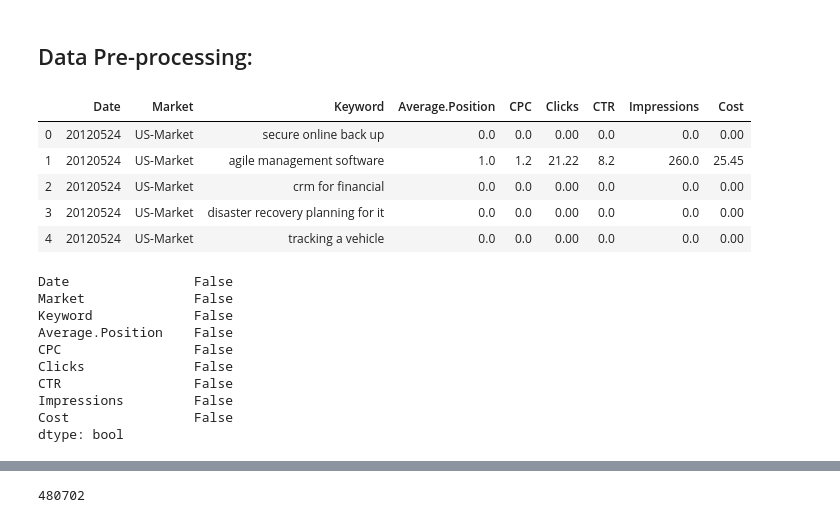
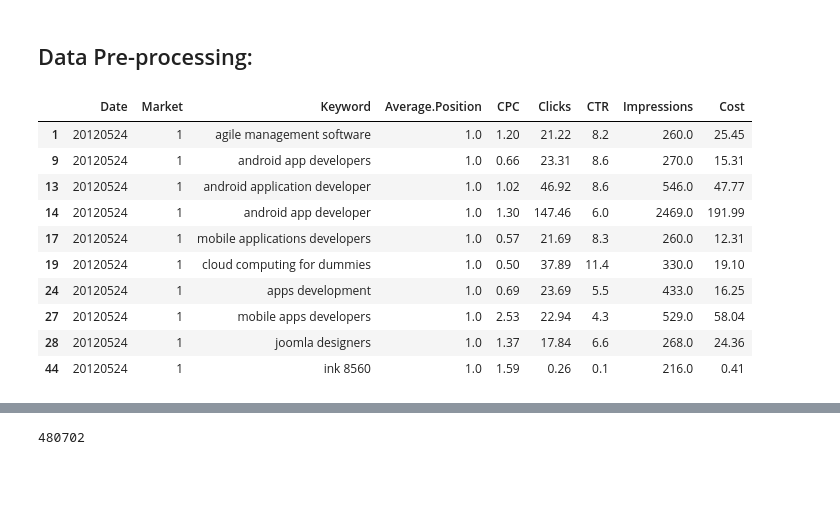
Before and after one commit to umairgillani93/DS-projects, a Jupyter notebook: Web_Traffic_Predictions/Click Predictions(Dropping Date, Keyword, plus dropping all the Zeros values for CPC # 3).ipynb, the cells around one changed output, grey strips where cells are left out. Saved outputs shown, nothing was run; the diff lists cells and outputs as text; code cells hidden in the pictures; blank space fills up the shorter version.

```diff
--- a/Web_Traffic_Predictions/Click Predictions(Dropping Date, Keyword, plus dropping all the Zeros values for CPC # 3).ipynb
+++ b/Web_Traffic_Predictions/Click Predictions(Dropping Date, Keyword, plus dropping all the Zeros values for CPC # 3).ipynb
@@ -73,32 +97,26 @@ df.describe()
 ## Data Pre-processing:
 # %%
 df['CTR'] = df['CTR'].apply(lambda x: float(str(x).replace('%', ''))) # remove extra character string
+df = df.dropna() # drop the null values
+# print(df.isnull().any())
+# df.head()
 
-df = df.dropna() # drop the null values
+mapped_market = {'US-Market': 1, 'UK-Market': -1}
 
-# df['Market'] = pd.get_dummies(df['Market']) # set dummies for market feature (binary)
-
-df.head() # check head
+new_df = df[df['CPC'] != 0]
+new_df['Market'] = new_df["Market"].map(mapped_market) # map the market values with 1's and 0's
+# new_df.info() # new data set with "CPC" not equals to "Zero"
+# new_df = shuffle(new_df)
+new_df.head(10)
 # %% [output]
 |  | Date | Market | Keyword | Average.Position | CPC | Clicks | CTR | Impressions | Cost |
-| 0 | 20120524 | US-Market | secure online back up | 0.0 | 0.0 | 0.00 | 0.0 | 0.0 | 0.00 |
-| 1 | 20120524 | US-Market | agile management software | 1.0 | 1.2 | 21.22 | 8.2 | 260.0 | 25.45 |
-| 2 | 20120524 | US-Market | crm for financial | 0.0 | 0.0 | 0.00 | 0.0 | 0.0 | 0.00 |
-| 3 | 20120524 | US-Market | disaster recovery planning for it | 0.0 | 0.0 | 0.00 | 0.0 | 0.0 | 0.00 |
-| 4 | 20120524 | US-Market | tracking a vehicle | 0.0 | 0.0 | 0.00 | 0.0 | 0.0 | 0.00 |
+| 1 | 20120524 | 1 | agile management software | 1.0 | 1.20 | 21.22 | 8.2 | 260.0 | 25.45 |
+| 9 | 20120524 | 1 | android app developers | 1.0 | 0.66 | 23.31 | 8.6 | 270.0 | 15.31 |
+| 13 | 20120524 | 1 | android application developer | 1.0 | 1.02 | 46.92 | 8.6 | 546.0 | 47.77 |
+| 14 | 20120524 | 1 | android app developer | 1.0 | 1.30 | 147.46 | 6.0 | 2469.0 | 191.99 |
+| 17 | 20120524 | 1 | mobile applications developers | 1.0 | 0.57 | 21.69 | 8.3 | 260.0 | 12.31 |
+| 19 | 20120524 | 1 | cloud computing for dummies | 1.0 | 0.50 | 37.89 | 11.4 | 330.0 | 19.10 |
+| 24 | 20120524 | 1 | apps development | 1.0 | 0.69 | 23.69 | 5.5 | 433.0 | 16.25 |
+| 27 | 20120524 | 1 | mobile apps developers | 1.0 | 2.53 | 22.94 | 4.3 | 529.0 | 58.04 |
+| 28 | 20120524 | 1 | joomla designers | 1.0 | 1.37 | 17.84 | 6.6 | 268.0 | 24.36 |
+| 44 | 20120524 | 1 | ink 8560 | 1.0 | 1.59 | 0.26 | 0.1 | 216.0 | 0.41 |
-# %%
-# Let's quickly make sure we are not left with any null value in out data set
-#  plt.figure(figsize = (12,6))
-# sns.heatmap(df.isnull(), cmap = 'YlGnBu')
-df.isnull().any()
-# %% [output]
-Date                False
-Market              False
-Keyword             False
-Average.Position    False
-CPC                 False
-Clicks              False
-CTR                 False
-Impressions         False
-Cost                False
-dtype: bool
```
Also changed, not shown: parts of 37 cells of this notebook.
